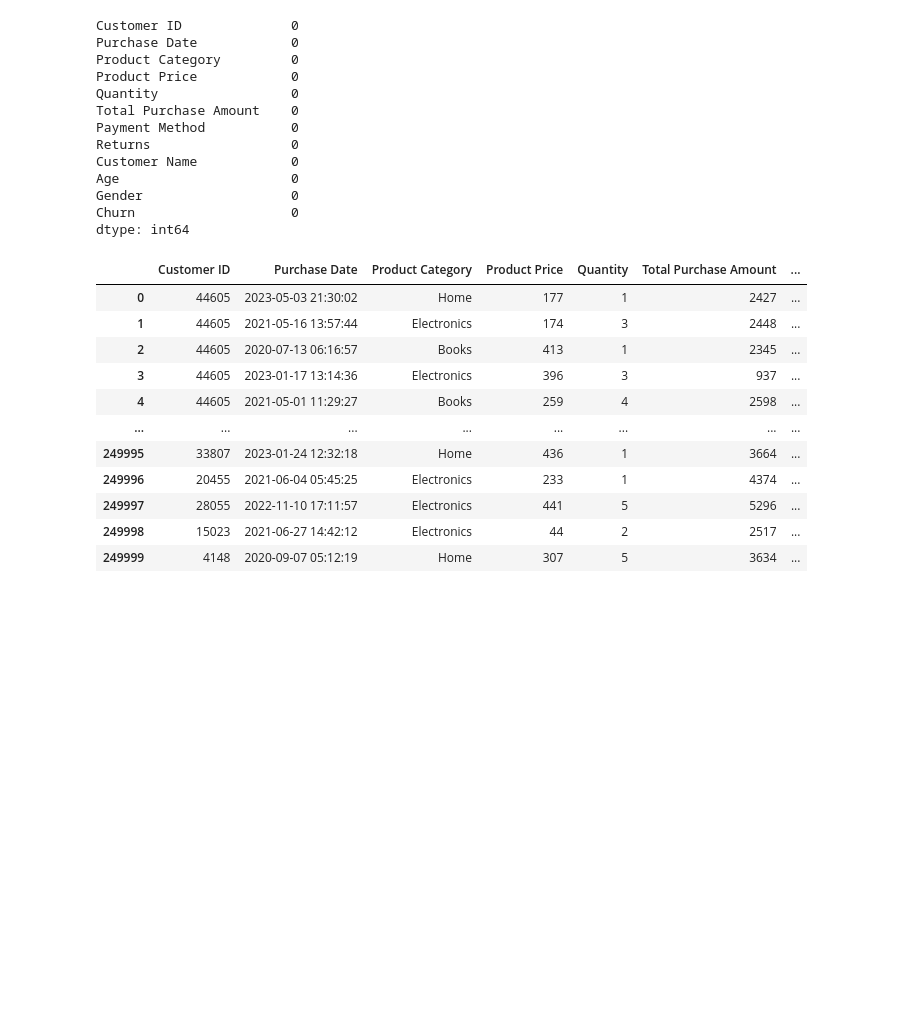
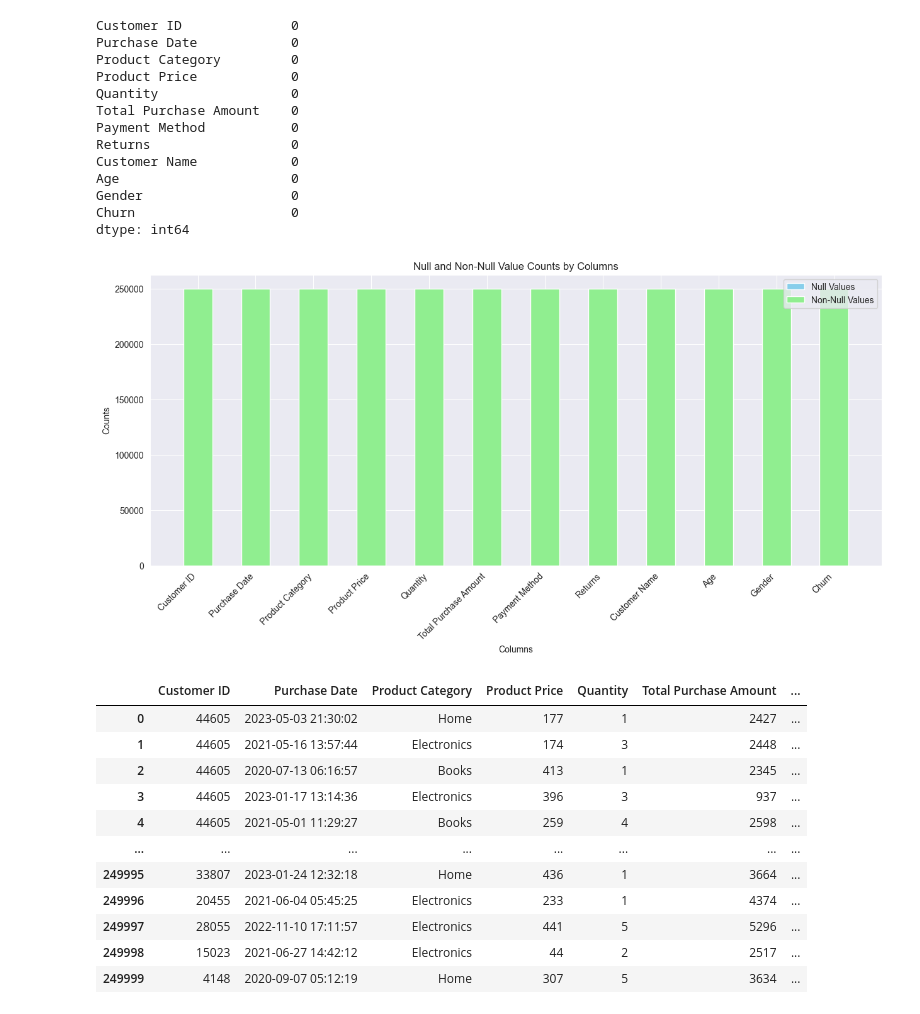
Before and after one commit to pphatt/bi-data-preprocessing, a Jupyter notebook: DataPreprossing.ipynb, the cells around one changed output. Cells and saved outputs as stored; diff of their text form; code cells hidden in the pictures; blank space fills up the shorter version.

Commit message:
feat: add after null values replacement chart

```diff
--- a/DataPreprossing.ipynb
+++ b/DataPreprossing.ipynb
@@ -133,6 +133,28 @@ Age                      0
 Gender                   0
 Churn                    0
 dtype: int64
+# %%
+null_counts = df.isnull().sum()
+not_null_counts = df.notnull().sum()
+
+# Plotting a histogram for the null and non-null value counts
+fig, ax = plt.subplots(figsize=(15, 6))
+index = df.columns
+bar_width = 0.5
+
+rects1 = ax.bar(index, null_counts, bar_width, label='Null Values', color='skyblue')
+rects2 = ax.bar(index, not_null_counts, bar_width, bottom=null_counts, label='Non-Null Values', color='lightgreen')
+
+ax.set_xlabel('Columns')
+ax.set_ylabel('Counts')
+ax.set_title('Null and Non-Null Value Counts by Columns')
+ax.legend()
+
+plt.setp(ax.get_xticklabels(), rotation=45, ha="right")
+
+plt.show()
+# %% [output]
+[figure, added]
 # %%
 df
 # %% [output]
```
